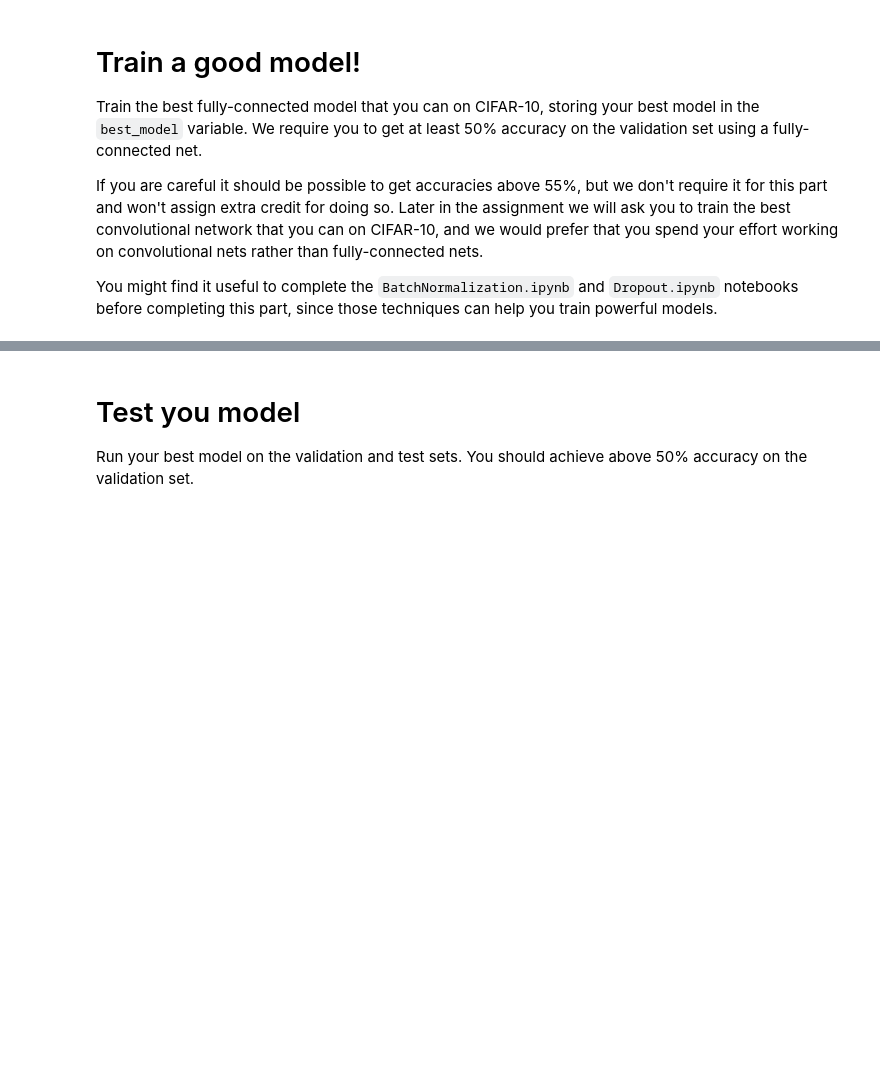
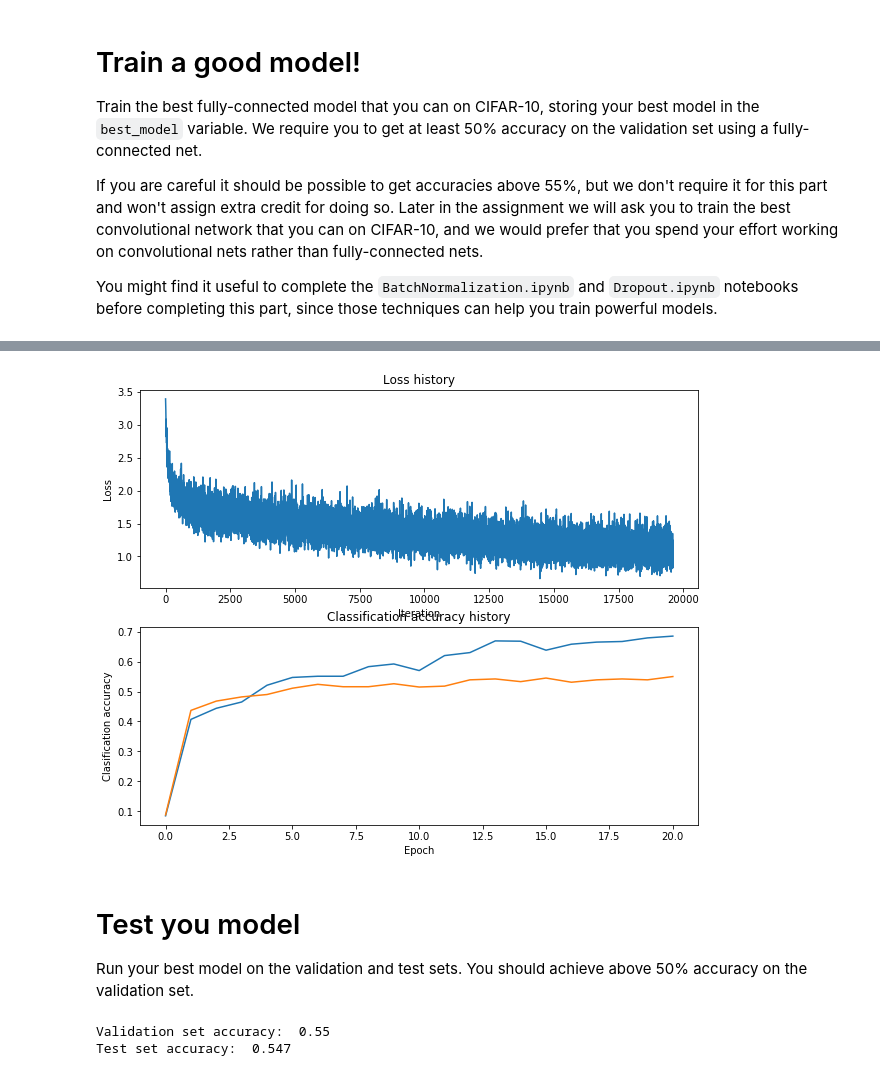
Before and after one commit to Weioninit/cs231n, a Jupyter notebook: assignment2/FullyConnectedNets.ipynb, the cells around one changed output, grey strips where cells are left out. Saved outputs shown, nothing was run; the diff lists cells and outputs as text; code cells hidden in the pictures; blank space fills up the shorter version.

```diff
--- a/assignment2/FullyConnectedNets.ipynb
+++ b/assignment2/FullyConnectedNets.ipynb
@@ -787,11 +787,11 @@ y_val= data['y_val']
 X_test= data['X_test']
 y_test= data['y_test']
 
-learning_rate= 3e-4
-weight_scale= 2e-2
-model = FullyConnectedNet([100, 100, 100,100],
-                          weight_scale=weight_scale,dtype=np.float64,dropout=0.5,
-                          use_batchnorm=True, reg=1e-2)
+learning_rate= 3.1e-4
+weight_scale= 2.5e-2
+model = FullyConnectedNet([100,100, 100, 100,100],
+                          weight_scale=weight_scale,dtype=np.float64,
+                          use_batchnorm=False, reg=1e-2)
 solver = Solver(model, data,print_every=100,
                 num_epochs=20, batch_size=50,
                 update_rule='adam',
@@ -832,3 +844,4 @@ plt.show()
+[figure, added]
 # %% [markdown]
 # Test you model
 Run your best model on the validation and test sets. You should achieve above 50% accuracy on the validation set.
@@ -837,3 +850,6 @@ y_test_pred = np.argmax(best_model.loss(X_test), axis=1)
 y_val_pred = np.argmax(best_model.loss(X_val), axis=1)
 print 'Validation set accuracy: ', (y_val_pred == y_val).mean()
 print 'Test set accuracy: ', (y_test_pred == y_test).mean()
+# %% [output]
+Validation set accuracy:  0.55
+Test set accuracy:  0.547
```
Also changed, not shown: parts of 1 cell of this notebook, 3 other files.
